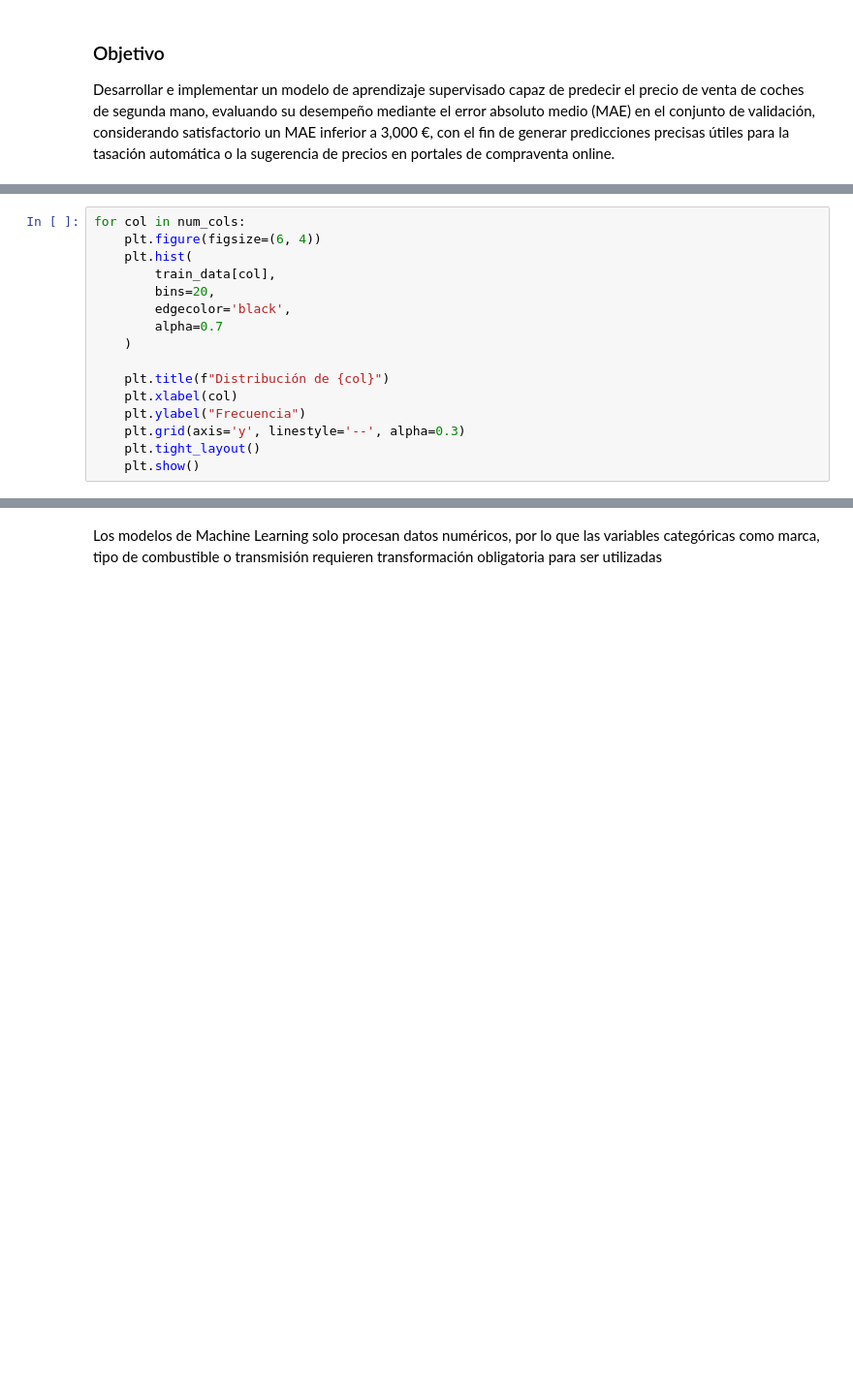
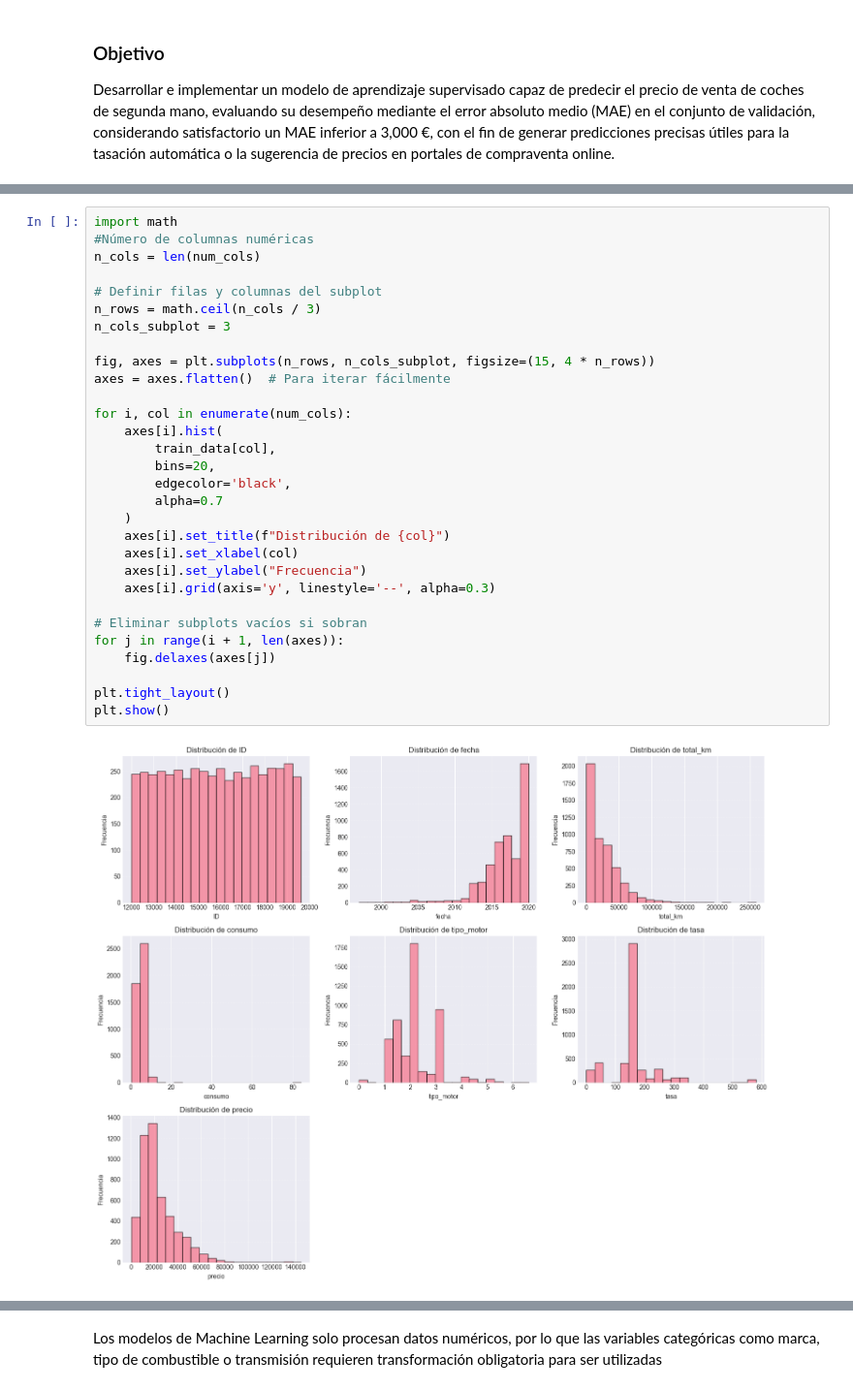
Before and after one commit to Geovart/Estimacion-de-precios-Coches-segunda-mano, a Jupyter notebook: Ejercicio1.Estimacion-used-car.ipynb, the cells around one changed output, grey strips where cells are left out. Shown at 97% size. Drawn from its saved outputs; the diff is of its cells as text; blank space fills up the shorter version.

```diff
--- a/Ejercicio1.Estimacion-used-car.ipynb
+++ b/Ejercicio1.Estimacion-used-car.ipynb
@@ -92,16 +191,0 @@ for col in train_data.columns:
-# %%
-for col in num_cols:
-    plt.figure(figsize=(6, 4))
-    plt.hist(
-        train_data[col],
-        bins=20,
-        edgecolor='black',
-        alpha=0.7
-    )
-
-    plt.title(f"Distribución de {col}")
-    plt.xlabel(col)
-    plt.ylabel("Frecuencia")
-    plt.grid(axis='y', linestyle='--', alpha=0.3)
-    plt.tight_layout()
-    plt.show()
@@ -111,0 +196,32 @@ Para finalizar el análisis de estos datos, comprobemos la correlación entre la
+# %%
+import math
+#Número de columnas numéricas
+n_cols = len(num_cols)
+
+# Definir filas y columnas del subplot
+n_rows = math.ceil(n_cols / 3)
+n_cols_subplot = 3
+
+fig, axes = plt.subplots(n_rows, n_cols_subplot, figsize=(15, 4 * n_rows))
+axes = axes.flatten()  # Para iterar fácilmente
+
+for i, col in enumerate(num_cols):
+    axes[i].hist(
+        train_data[col],
+        bins=20,
+        edgecolor='black',
+        alpha=0.7
+    )
+    axes[i].set_title(f"Distribución de {col}")
+    axes[i].set_xlabel(col)
+    axes[i].set_ylabel("Frecuencia")
+    axes[i].grid(axis='y', linestyle='--', alpha=0.3)
+
+# Eliminar subplots vacíos si sobran
+for j in range(i + 1, len(axes)):
+    fig.delaxes(axes[j])
+
+plt.tight_layout()
+plt.show()
+# %% [output]
+[figure, added]
```
Also changed, not shown: parts of 85 cells of this notebook.
